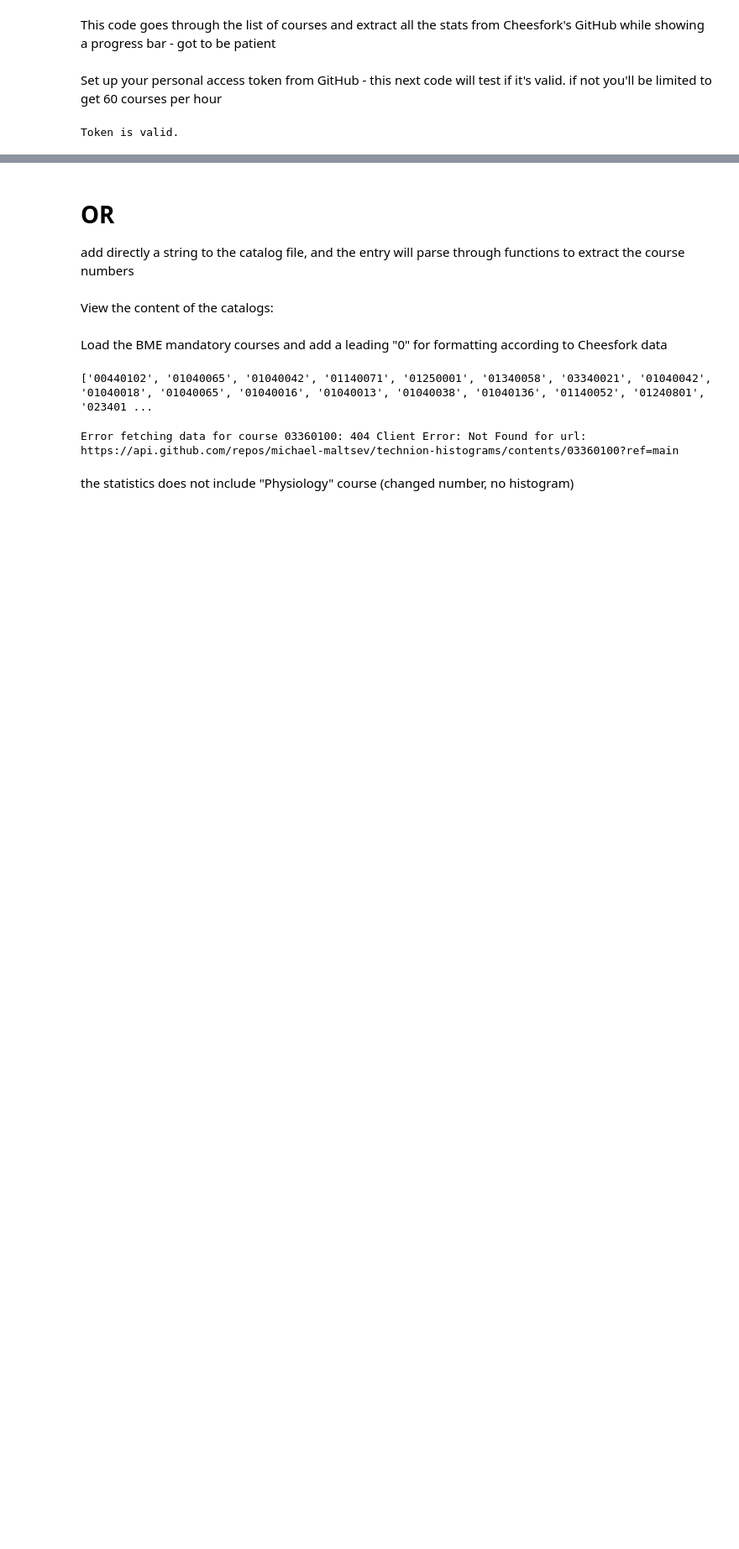
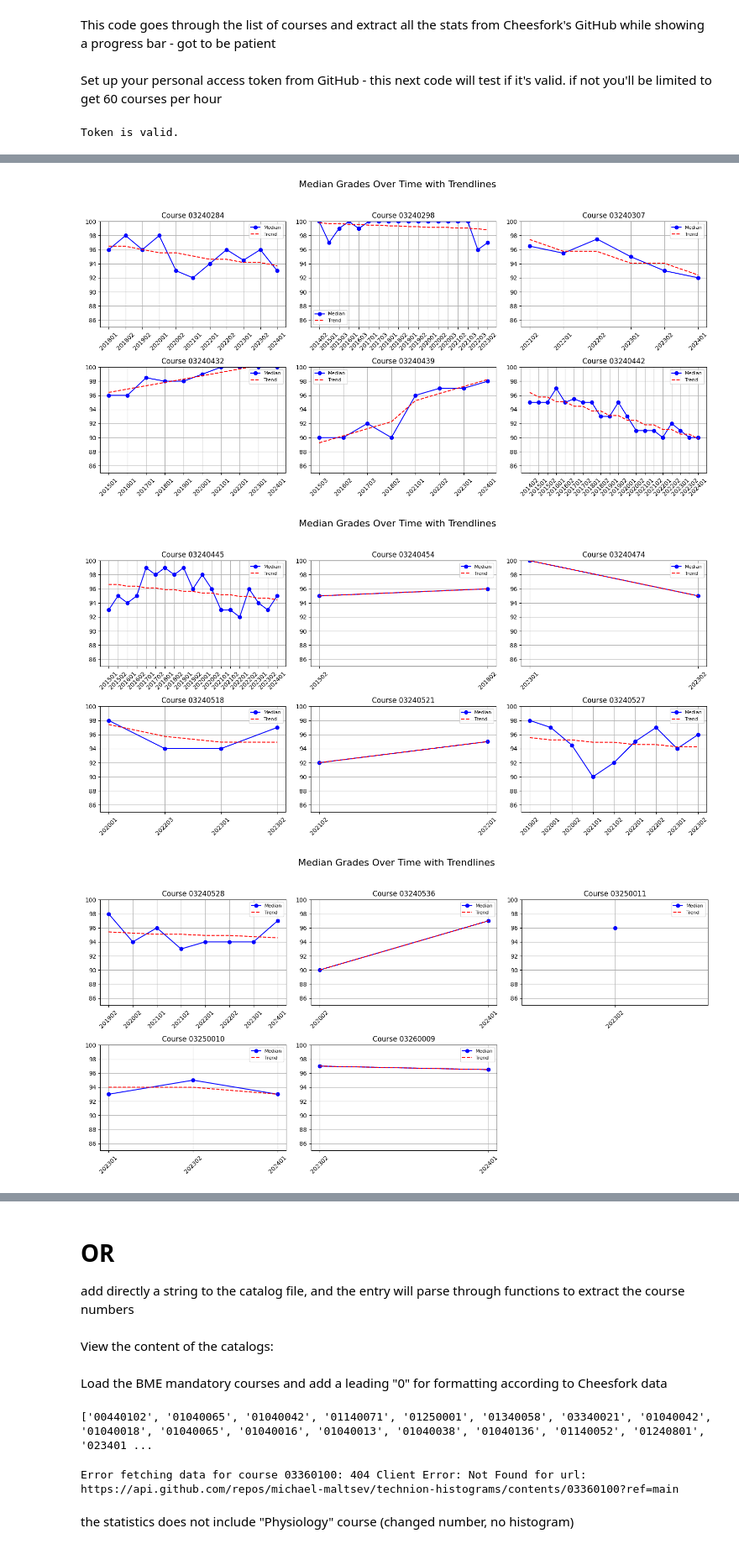
Before and after one commit to ranbenayoun/BestGrades, a Jupyter notebook: Best_grades_courses.ipynb, the cells around one changed output, grey strips where cells are left out. Shown: that part at 84% size. Cells and saved outputs as stored; diff of their text form; code cells hidden in the pictures; blank space fills up the shorter version.

Commit message:
finished analysis + Malag Graphs

```diff
--- a/Best_grades_courses.ipynb
+++ b/Best_grades_courses.ipynb
@@ -375,3 +368,5 @@ else:
     print(test_response.json())
 # %% [output]
 Token is valid.
+# %%
+catalog = load_catalog_file("Catalogs_points.json")
@@ -377,0 +383,6 @@ Token is valid.
+# %%
+malag_courses = catalog["malag_winter_2026"].keys()
+malag_stats = get_finals_statistics(list(malag_courses), access_token)
+malag = calculate_average_median(malag_stats)
+print("Malag courses average medians:", malag)
+print(f"the best course average grade is:", max(list(malag.values())))
@@ -377,0 +394,69 @@ Token is valid.
+# %%
+#plot the median over time
+import matplotlib.pyplot as plt
+import numpy as np
+
+def plot_median_grades(statistics, per_figure=6):
+    """
+    Plots median grades with trendlines using subplots (multiple per figure).
+
+    Args:
+        statistics (dict): Course statistics with semesters and median values.
+        per_figure (int): Number of subplots per figure (default is 6).
+    """
+    course_items = list(statistics.items())
+    total_courses = len(course_items)
+    plots_per_row = 3
+    plots_per_col = (per_figure + plots_per_row - 1) // plots_per_row
+
+    for i in range(0, total_courses, per_figure):
+        fig, axes = plt.subplots(plots_per_col, plots_per_row, figsize=(15, 4 * plots_per_col))
+        fig.suptitle("Median Grades Over Time with Trendlines", fontsize=16)
+        axes = axes.flatten()
+
+        for j, (course_number, course_data) in enumerate(course_items[i:i + per_figure]):
+            ax = axes[j]
+            semesters = []
+            medians = []
+
+            for semester, values in sorted(course_data.get('folders', {}).items()):
+                median = values.get('median')
+                if median is not None:
+                    try:
+                        semesters.append(semester)
+                        medians.append(float(median))
+                    except ValueError:
+                        continue
+
+            if semesters and medians:
+                x_numeric = [int(s) for s in semesters]
+                x = np.array(x_numeric)
+                y = np.array(medians)
+
+                # Fit linear trendline
+                z = np.polyfit(x, y, 1)
+                p = np.poly1d(z)
+                trendline = p(x)
+
+                ax.plot(semesters, medians, marker='o', label="Median", color='blue')
+                ax.plot(semesters, trendline, linestyle='--', color='red', label="Trend")
+                ax.set_title(f"Course {course_number}")
+                ax.set_xticks(semesters)
+                ax.set_xticklabels(semesters, rotation=45)
+                ax.set_ylim(85, 100)
+                ax.grid(True)
+                ax.legend(fontsize=8)
+
+        # Hide unused subplots
+        for k in range(j + 1, len(axes)):
+            fig.delaxes(axes[k])
+
+        plt.tight_layout(rect=[0, 0.03, 1, 0.95])
+        plt.show()
+
+
+plot_median_grades(malag_stats)
+# %% [output]
+[figure, added]
+[figure, added]
+[figure, added]
```
Also changed, not shown: parts of 33 cells of this notebook, 1 other file.
